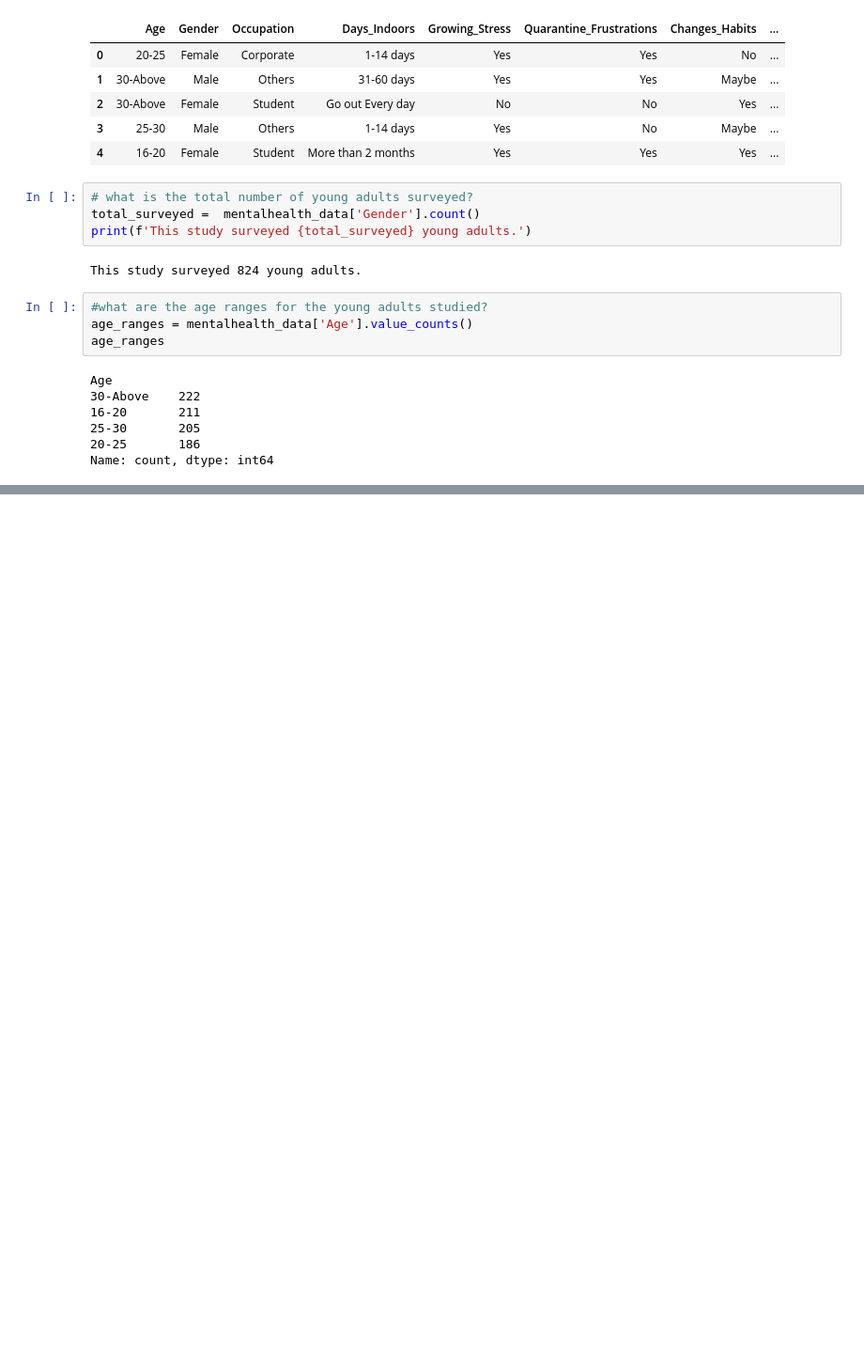
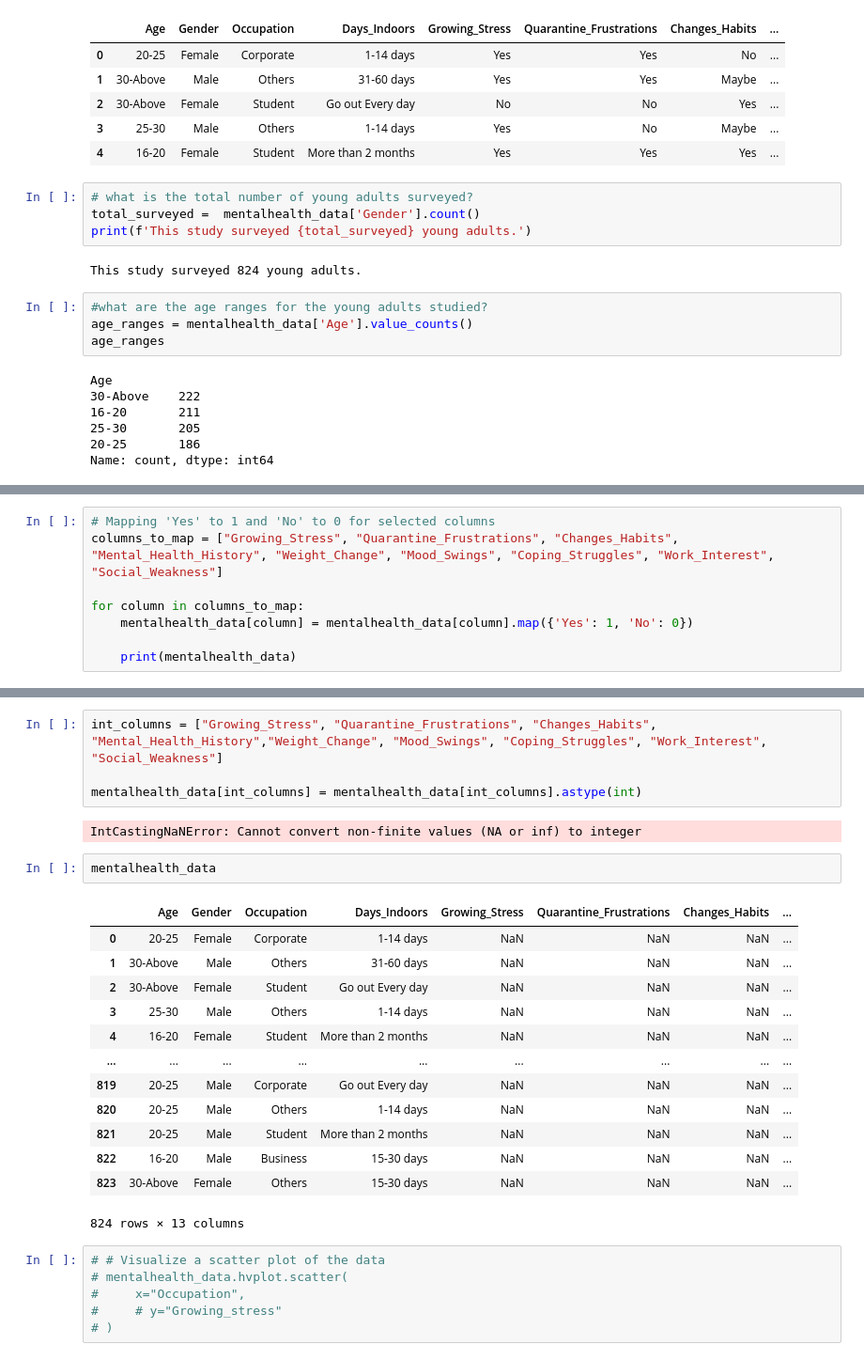
Before and after one commit to jenalvz/Mental-health-project, a Jupyter notebook: mental-health.ipynb, the cells around one changed output, grey strips where cells are left out. Shown: that part at 94% size. Cells and saved outputs as stored; diff of their text form; blank space fills up the shorter version.

```diff
--- a/mental-health.ipynb
+++ b/mental-health.ipynb
@@ -47,0 +84,8 @@ plt.show()
+# %%
+# Mapping 'Yes' to 1 and 'No' to 0 for selected columns
+columns_to_map = ["Growing_Stress", "Quarantine_Frustrations", "Changes_Habits", "Mental_Health_History", "Weight_Change", "Mood_Swings", "Coping_Struggles", "Work_Interest", "Social_Weakness"]
+
+for column in columns_to_map:
+    mentalhealth_data[column] = mentalhealth_data[column].map({'Yes': 1, 'No': 0})
+
+    print(mentalhealth_data)
@@ -47,0 +128,28 @@ plt.show()
+# %%
+int_columns = ["Growing_Stress", "Quarantine_Frustrations", "Changes_Habits", "Mental_Health_History","Weight_Change", "Mood_Swings", "Coping_Struggles", "Work_Interest", "Social_Weakness"]
+
+mentalhealth_data[int_columns] = mentalhealth_data[int_columns].astype(int)
+# %% [output]
+IntCastingNaNError: Cannot convert non-finite values (NA or inf) to integer
+# %%
+mentalhealth_data
+# %% [output]
+|  | Age | Gender | Occupation | Days_Indoors | Growing_Stress | Quarantine_Frustrations | Changes_Habits | ... |
+| 0 | 20-25 | Female | Corporate | 1-14 days | NaN | NaN | NaN | ... |
+| 1 | 30-Above | Male | Others | 31-60 days | NaN | NaN | NaN | ... |
+| 2 | 30-Above | Female | Student | Go out Every day | NaN | NaN | NaN | ... |
+| 3 | 25-30 | Male | Others | 1-14 days | NaN | NaN | NaN | ... |
+| 4 | 16-20 | Female | Student | More than 2 months | NaN | NaN | NaN | ... |
+| ... | ... | ... | ... | ... | ... | ... | ... | ... |
+| 819 | 20-25 | Male | Corporate | Go out Every day | NaN | NaN | NaN | ... |
+| 820 | 20-25 | Male | Others | 1-14 days | NaN | NaN | NaN | ... |
+| 821 | 20-25 | Male | Student | More than 2 months | NaN | NaN | NaN | ... |
+| 822 | 16-20 | Male | Business | 15-30 days | NaN | NaN | NaN | ... |
+| 823 | 30-Above | Female | Others | 15-30 days | NaN | NaN | NaN | ... |
+824 rows × 13 columns
+# %%
+# # Visualize a scatter plot of the data
+# mentalhealth_data.hvplot.scatter(
+#     x="Occupation",
+#     # y="Growing_stress"
+# )
```
Also changed, not shown: parts of 8 cells of this notebook.
